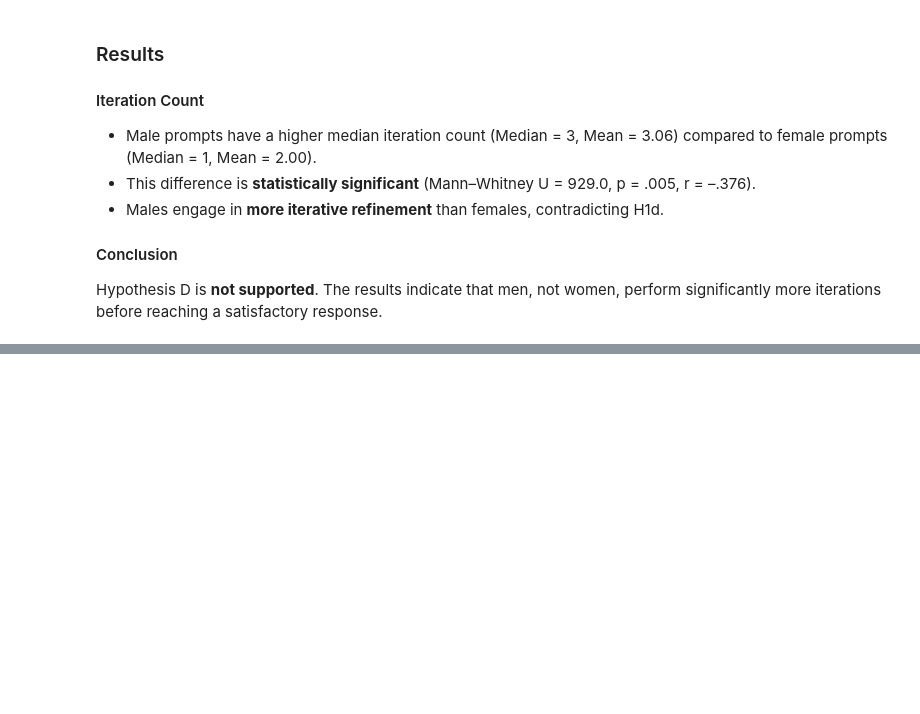
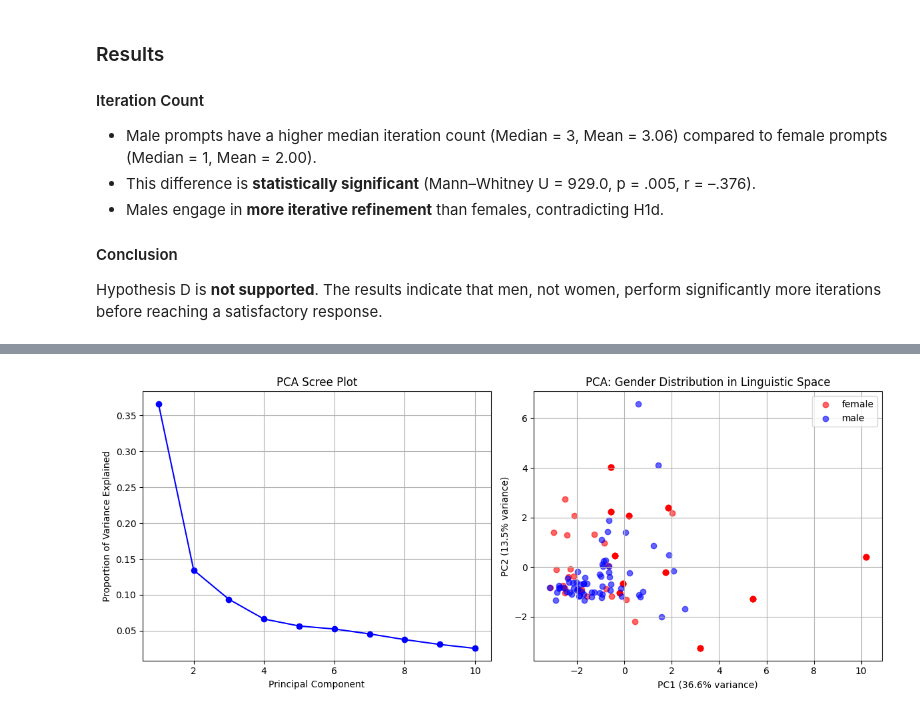
Before and after one commit to AlizaRK/hmi-ai-prompting, a Jupyter notebook: data-analysis/analysis_basics.ipynb, the cells around one changed output, grey strips where cells are left out. Saved outputs shown, nothing was run; the diff lists cells and outputs as text; code cells hidden in the pictures; blank space fills up the shorter version.

```diff
--- a/data-analysis/analysis_basics.ipynb
+++ b/data-analysis/analysis_basics.ipynb
@@ -884,0 +1032,13 @@ Hypothesis D is **not supported**. The results indicate that men, not women, per
+# %%
+def interpret_effect_size(r):
+    """
+    Interpret effect size according to Cohen's conventions
+    """
+    if abs(r) < 0.1:
+        return "negligible"
+    elif abs(r) < 0.3:
+        return "small"
+    elif abs(r) < 0.5:
+        return "medium"
+    else:
+        return "large"
@@ -884,0 +1182,81 @@ Hypothesis D is **not supported**. The results indicate that men, not women, per
+# %%
+# Prepare data for PCA (only numeric linguistic features)
+linguistic_features = [
+'prompt_length', 'ttr', 'sentence_count', 'sentence_length',
+'opinion_score', 'sentiment', 'iteration_count'
+] + [col for col in grouped_conversations.columns if col.startswith(('emo_', 'pron_'))]
+# %%
+# Select available features
+available_features = [f for f in linguistic_features if f in grouped_conversations.columns]
+pca_data = grouped_conversations[available_features + ['gender']].dropna()
+
+# Standardize features
+scaler = StandardScaler()
+X_scaled = scaler.fit_transform(pca_data[available_features])
+# Perform PCA
+pca = PCA(n_components=min(len(available_features), 10))
+X_pca = pca.fit_transform(X_scaled)
+
+# Create PCA results DataFrame
+pca_df = pd.DataFrame(
+    X_pca,
+    columns=[f'PC{i+1}' for i in range(X_pca.shape[1])],
+    index=pca_data.index
+)
+pca_df['gender'] = pca_data['gender'].values
+
+# Plot PCA results
+plt.figure(figsize=(12, 5))
+
+# Scree plot
+plt.subplot(1, 2, 1)
+plt.plot(range(1, len(pca.explained_variance_ratio_) + 1),
+        pca.explained_variance_ratio_, 'bo-')
+plt.xlabel('Principal Component')
+plt.ylabel('Proportion of Variance Explained')
+plt.title('PCA Scree Plot')
+plt.grid(True)
+
+# Biplot of first two components
+plt.subplot(1, 2, 2)
+colors = {'male': 'blue', 'female': 'red'}
+for gender in pca_df['gender'].unique():
+    mask = pca_df['gender'] == gender
+    plt.scatter(pca_df.loc[mask, 'PC1'], pca_df.loc[mask, 'PC2'],
+            c=colors.get(gender, 'gray'), label=gender, alpha=0.6)
+
+plt.xlabel(f'PC1 ({pca.explained_variance_ratio_[0]:.1%} variance)')
+plt.ylabel(f'PC2 ({pca.explained_variance_ratio_[1]:.1%} variance)')
+plt.title('PCA: Gender Distribution in Linguistic Space')
+plt.legend()
+plt.grid(True)
+
+plt.tight_layout()
+plt.show()
+
+# Feature loadings
+loadings = pd.DataFrame(
+    pca.components_[:4].T,  # First 4 components
+    columns=[f'PC{i+1}' for i in range(4)],
+    index=available_features
+)
+print("\n=== PCA FEATURE LOADINGS (First 4 Components) ===")
+print(loadings.round(3))
+
+# Test for gender differences in principal components
+pc_results = []
+for i in range(min(4, X_pca.shape[1])):
+    pc_name = f'PC{i+1}'
+    pca_df[pc_name] = X_pca[:, i]
+    result = enhanced_mann_whitney_test(pc_name, pca_df)
+    pc_results.append(result)
+
+pc_results_df = pd.DataFrame(pc_results)
+if len(pc_results_df) > 0:
+    pc_results_df['p_corrected_bh'] = false_discovery_control(pc_results_df['p_value'].values)
+    pc_results_df['effect_interpretation'] = pc_results_df['effect_size_r'].apply(interpret_effect_size)
+
+print("\n=== GENDER DIFFERENCES IN PRINCIPAL COMPONENTS ===")
+print(pc_results_df.round(4))
+# %% [output]
+[figure, added]
```
Also changed, not shown: parts of 70 cells of this notebook, 9 other files.
